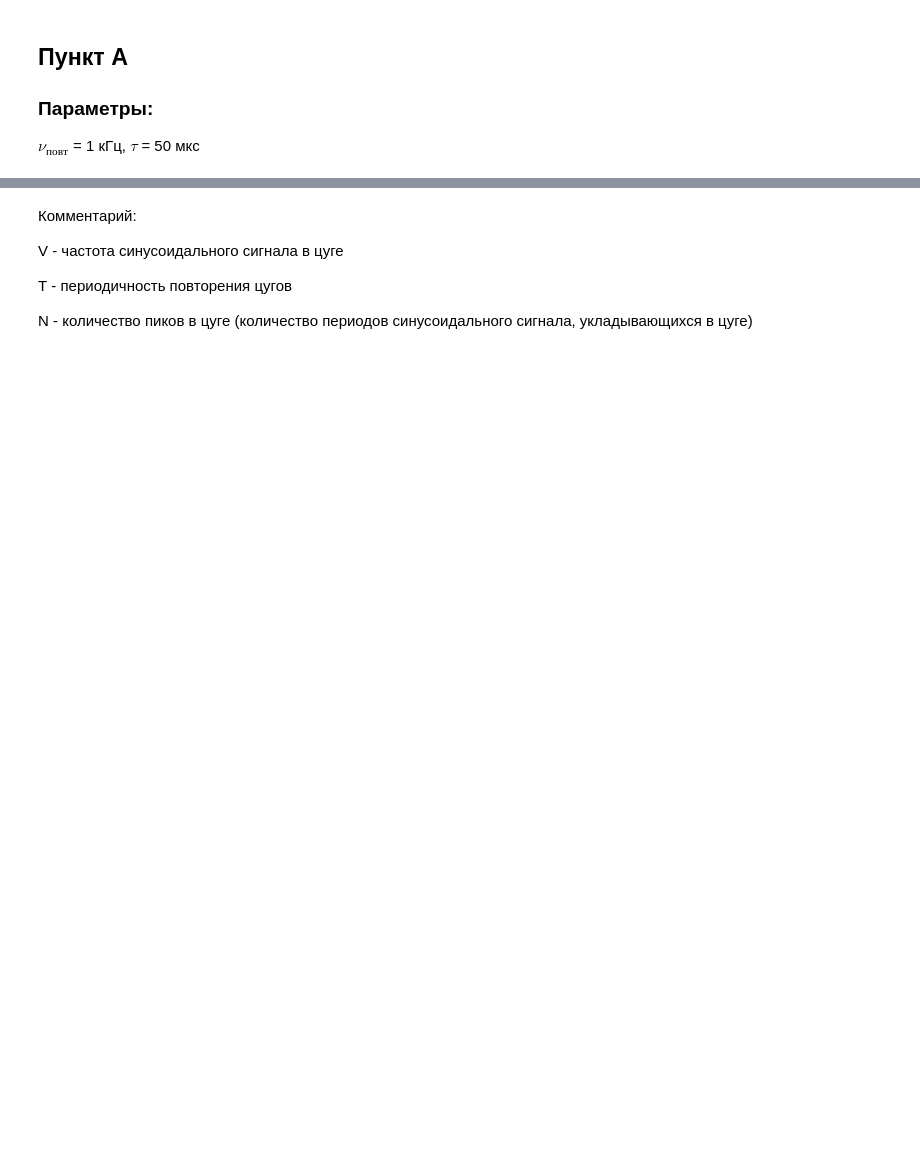
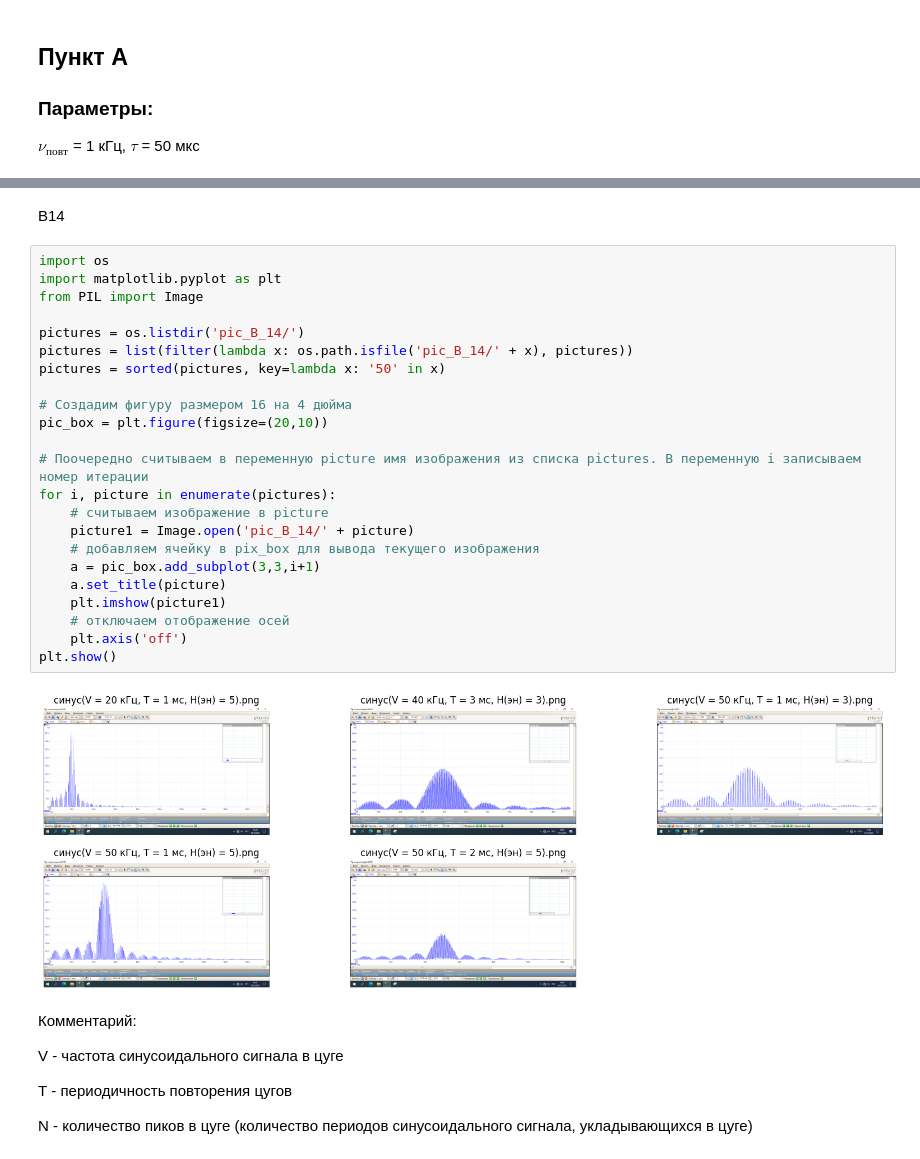
Before and after one commit to alexzhelyapov1/labs_mipt, a Jupyter notebook: 3.6.1/3.6.1.ipynb, the cells around one changed output, grey strips where cells are left out. Drawn from its saved outputs; the diff is of its cells as text; blank space fills up the shorter version.

```diff
--- a/3.6.1/3.6.1.ipynb
+++ b/3.6.1/3.6.1.ipynb
@@ -30,3 +60,30 @@ plt.show()
+# %% [markdown]
+B14
+# %%
+import os
+import matplotlib.pyplot as plt
+from PIL import Image
+
+pictures = os.listdir('pic_B_14/')
+pictures = list(filter(lambda x: os.path.isfile('pic_B_14/' + x), pictures))
+pictures = sorted(pictures, key=lambda x: '50' in x)
+
+# Создадим фигуру размером 16 на 4 дюйма
+pic_box = plt.figure(figsize=(20,10))
+
+# Поочередно считываем в переменную picture имя изображения из списка pictures. В переменную i записываем номер итерации
+for i, picture in enumerate(pictures):
+    # считываем изображение в picture
+    picture1 = Image.open('pic_B_14/' + picture)
+    # добавляем ячейку в pix_box для вывода текущего изображения
+    a = pic_box.add_subplot(3,3,i+1)
+    a.set_title(picture)
+    plt.imshow(picture1)
+    # отключаем отображение осей
+    plt.axis('off')
+plt.show()
+# %% [output]
+[figure, added]
 # %% [markdown]
 Комментарий:
 
```
Also changed, not shown: parts of 12 cells of this notebook, 20 other files.
